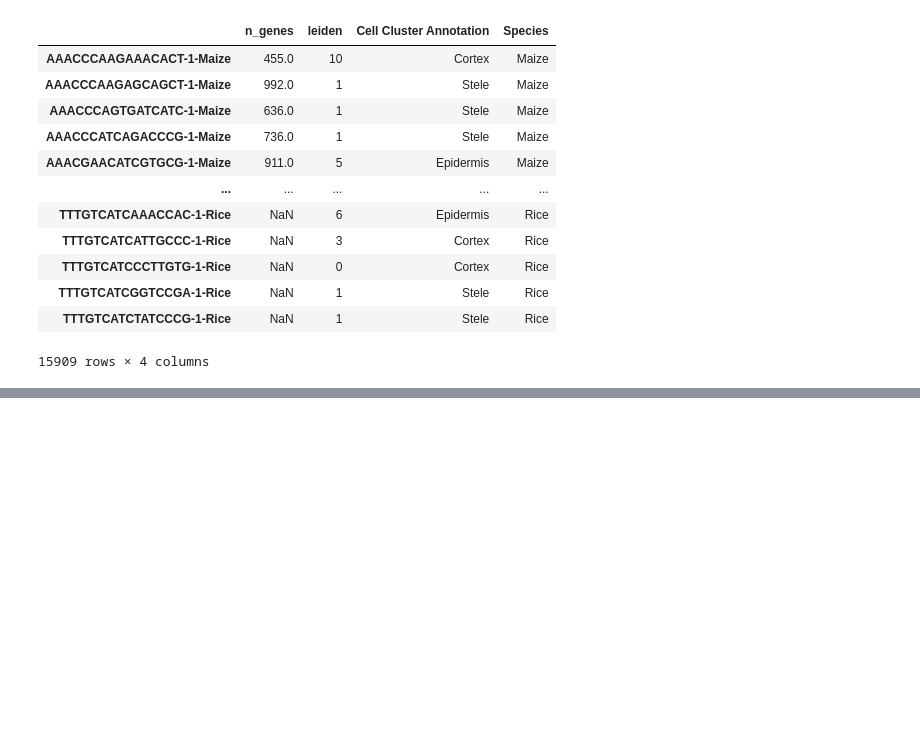
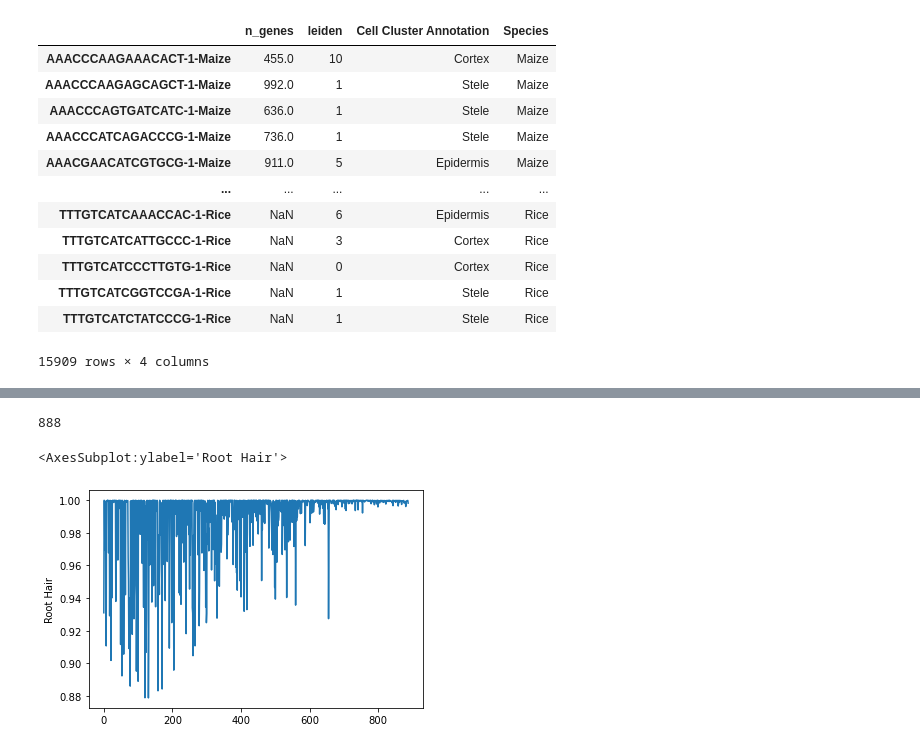
Before and after one commit to gillislab/Coexpressalog_Method_Development, a Jupyter notebook: rice_maize_data/modified_ultra_long_curve_for_paper_fig.ipynb, the cells around one changed output, grey strips where cells are left out. Saved outputs shown, nothing was run; the diff lists cells and outputs as text; code cells hidden in the pictures; blank space fills up the shorter version.

```diff
--- a/rice_maize_data/modified_ultra_long_curve_for_paper_fig.ipynb
+++ b/rice_maize_data/modified_ultra_long_curve_for_paper_fig.ipynb
@@ -288,7 +292,7 @@ def cell_type_score_calculator(adata):
 import pickle
 #pickle.dump(full_combined_random_and_not_random_dataset, open('/data/passala/Generated_Tables/Maize_Rice_integration/combined_random_not_random_anndata.p','wb'))
 #pickle.dump(full_dropper_table, open('/data/passala/Generated_Tables/Maize_Rice_integration/full_dropper_half_random_half_not_Random_table_checkpoint.p','wb'))
-full_dropper_table = pickle.load(open('/data/passala/Generated_Tables/Maize_Rice_integration/full_dropper_half_random_half_not_Random_table_checkpoint.p', "rb"))
+#full_dropper_table = pickle.load(open('/data/passala/Generated_Tables/Maize_Rice_integration/full_dropper_half_random_half_not_Random_table_checkpoint.p', "rb"))
 full_combined_random_and_not_random_dataset = pickle.load(open('/data/passala/Generated_Tables/Maize_Rice_integration/combined_random_not_random_anndata.p', "rb"))
 # %%
 full_combined_random_and_not_random_dataset.obs
@@ -414,2 +413,8 @@ list_of_cell_type_score_lists
+# %%
+import pickle
+#pickle.dump(list_of_cell_type_score_lists, open('/data/passala/Generated_Tables/Maize_Rice_integration/second_version_ultra_detail_loss_curve_data_check_3.p','wb'))
+#pickle.dump(full_dropper_table, open('/data/passala/Generated_Tables/Maize_Rice_integration/full_dropper_half_random_half_not_Random_table_checkpoint_3.p','wb'))
+full_dropper_table = pickle.load(open('/data/passala/Generated_Tables/Maize_Rice_integration/full_dropper_half_random_half_not_Random_table_checkpoint_3.p', "rb"))
+list_of_cell_type_score_lists = pickle.load(open('/data/passala/Generated_Tables/Maize_Rice_integration/second_version_ultra_detail_loss_curve_data_check_3.p', "rb"))
 # %%
 len(list_of_cell_type_score_lists)
@@ -423,11 +488,18 @@ len(np.arange(100))
+# %%
+len(list_of_cell_type_score_lists)
+# %% [output]
+888
 # %%
 cell_type_score_table = pd.DataFrame(data = list_of_cell_type_score_lists, columns= ['Epidermis', 'Cortex', 'Stele', 'Root Hair'])
-cell_type_score_table['Step'] = np.arange(510)
+cell_type_score_table['Step'] = np.arange(888)
 # %%
 tidy_table = cell_type_score_table.melt(id_vars = 'Step')
 # %%
 import seaborn as sns
 import matplotlib.pyplot as plt
 # %%
-sns.lineplot(x = np.arange(510), y = cell_type_score_table['Root Hair'])
+sns.lineplot(x = np.arange(888), y = cell_type_score_table['Root Hair'])
+# %% [output]
+<AxesSubplot:ylabel='Root Hair'>
+[figure, added]
 # %%
```
Also changed, not shown: parts of 38 cells of this notebook, 4 other files.
